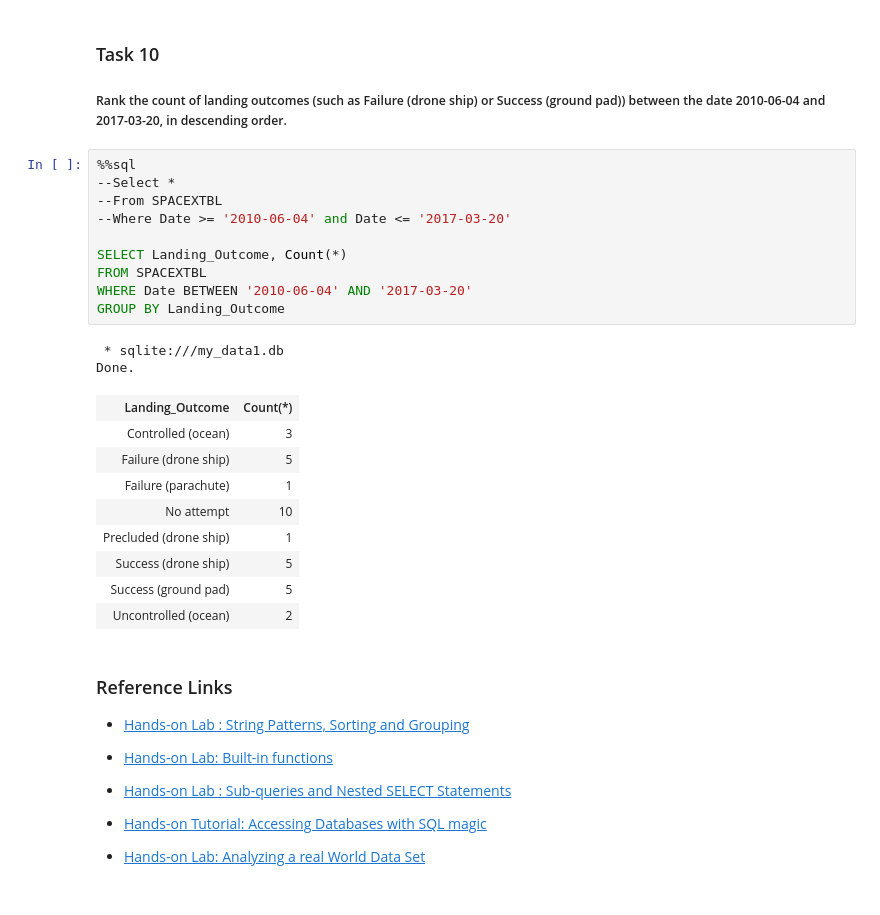
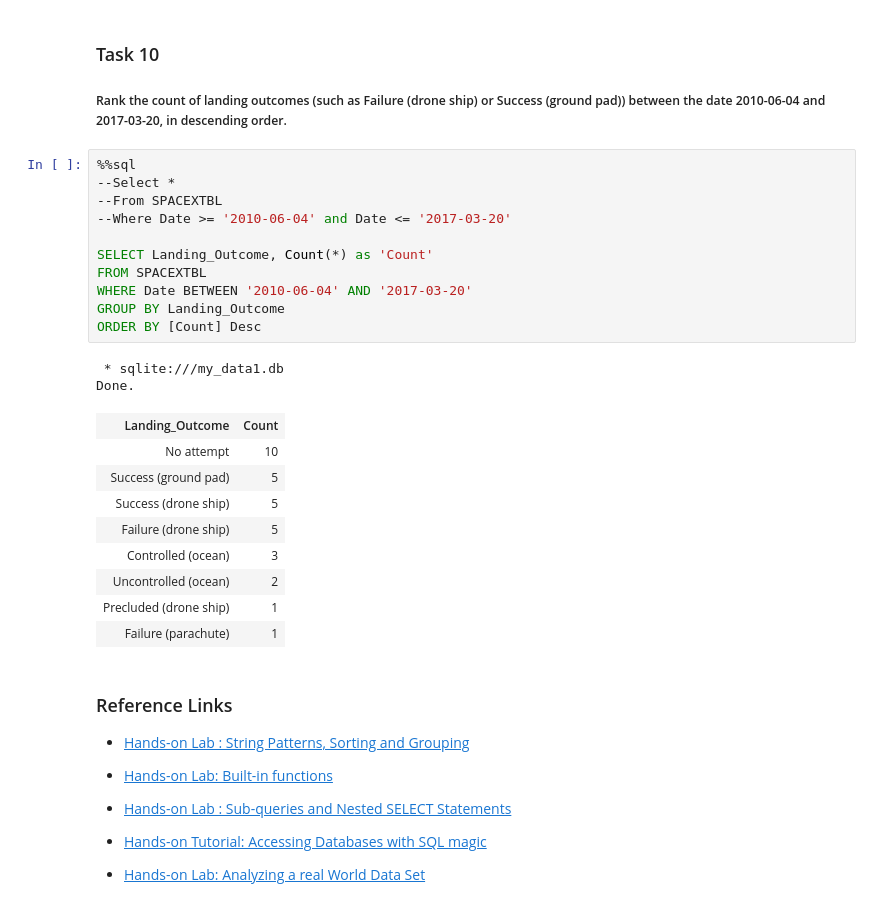
Before and after one commit to TheRahuligan/IBMDataScienceCapstone, a Jupyter notebook: SpaceX_SQLITE.ipynb, the cells around one changed output. Cells and saved outputs as stored; diff of their text form.

```diff
--- a/SpaceX_SQLITE.ipynb
+++ b/SpaceX_SQLITE.ipynb
@@ -310,25 +314,26 @@ Done.
 # %%
 %%sql
 --Select *
 --From SPACEXTBL
 --Where Date >= '2010-06-04' and Date <= '2017-03-20'
 
-SELECT Landing_Outcome, Count(*)
+SELECT Landing_Outcome, Count(*) as 'Count'
 FROM SPACEXTBL
 WHERE Date BETWEEN '2010-06-04' AND '2017-03-20'
 GROUP BY Landing_Outcome
+ORDER BY [Count] Desc
 # %% [output]
  * sqlite:///my_data1.db
 Done.
-| Landing_Outcome | Count(*) |
+| Landing_Outcome | Count |
+| No attempt | 10 |
+| Success (ground pad) | 5 |
+| Success (drone ship) | 5 |
+| Failure (drone ship) | 5 |
 | Controlled (ocean) | 3 |
-| Failure (drone ship) | 5 |
+| Uncontrolled (ocean) | 2 |
+| Precluded (drone ship) | 1 |
 | Failure (parachute) | 1 |
-| No attempt | 10 |
-| Precluded (drone ship) | 1 |
-| Success (drone ship) | 5 |
-| Success (ground pad) | 5 |
-| Uncontrolled (ocean) | 2 |
 # %% [markdown]
 ### Reference Links
 
```
Also changed, not shown: parts of 2 cells of this notebook.
